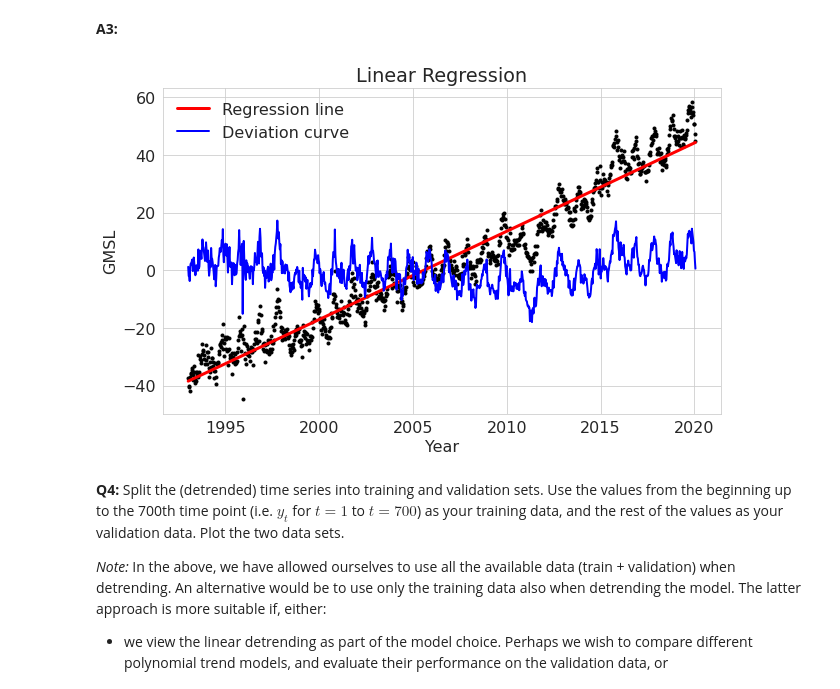
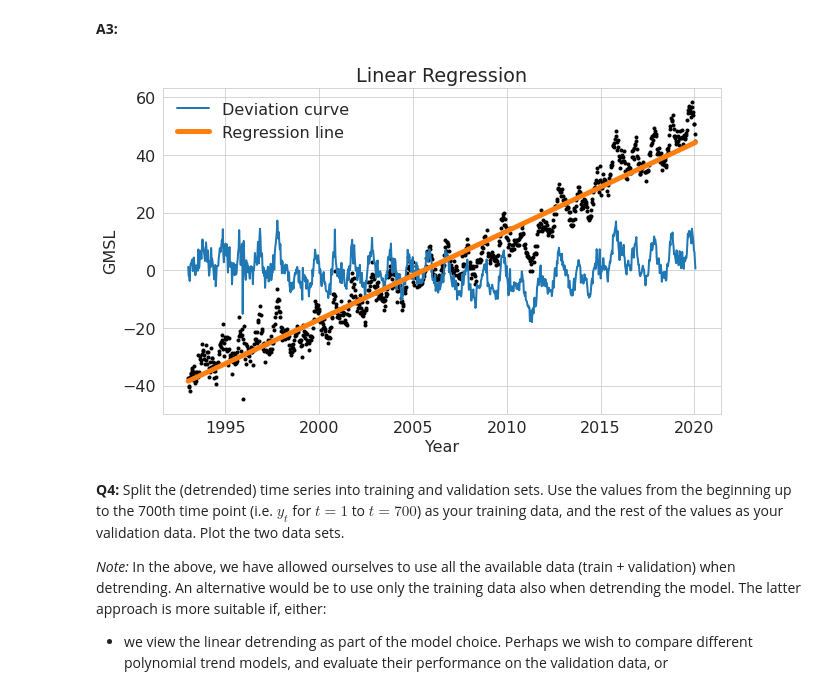
Before and after one commit to jrakhshanda/Time-Series-Sequence-Learning, a Jupyter notebook: tssl_lab1_ipynb_txt.ipynb, the cells around one changed output. Cells and saved outputs as stored; diff of their text form; code cells hidden in the pictures.

```diff
--- a/tssl_lab1_ipynb_txt.ipynb
+++ b/tssl_lab1_ipynb_txt.ipynb
@@ -84,16 +84,16 @@ dev = list(itertools.chain.from_iterable(y-y_pred))
 # %%
 plt.rcParams.update({'font.size': 16})
 fig, ax = plt.subplots(figsize=(10,6))
 plt.scatter(X, y,  color='black', marker=".")
-ax.plot(X, y_pred, color='red', linewidth=3, label = 'Regression line')
-ax.plot(X, dev, color='blue', linewidth=2, label = 'Deviation curve')
+ax.plot(X, dev, linewidth=2, label = 'Deviation curve')
+ax.plot(X, y_pred, linewidth=5, label = 'Regression line')
 plt.ylabel("GMSL")
 plt.xlabel("Year")
 plt.title("Linear Regression")
 ax.legend(loc='upper left', frameon=False)
 plt.show()
 # %% [output]
-[figure, old version]
+[figure, new version]
 # %% [markdown]
 **Q4:** Split the (detrended) time series into training and validation sets. Use the values from the beginning up to the 700th time point (i.e. $y_t$ for $t=1$ to $t=700$) as your training data, and the rest of the values as your validation data. Plot the two data sets.
 
```
Also changed, not shown: parts of 3 cells of this notebook.
